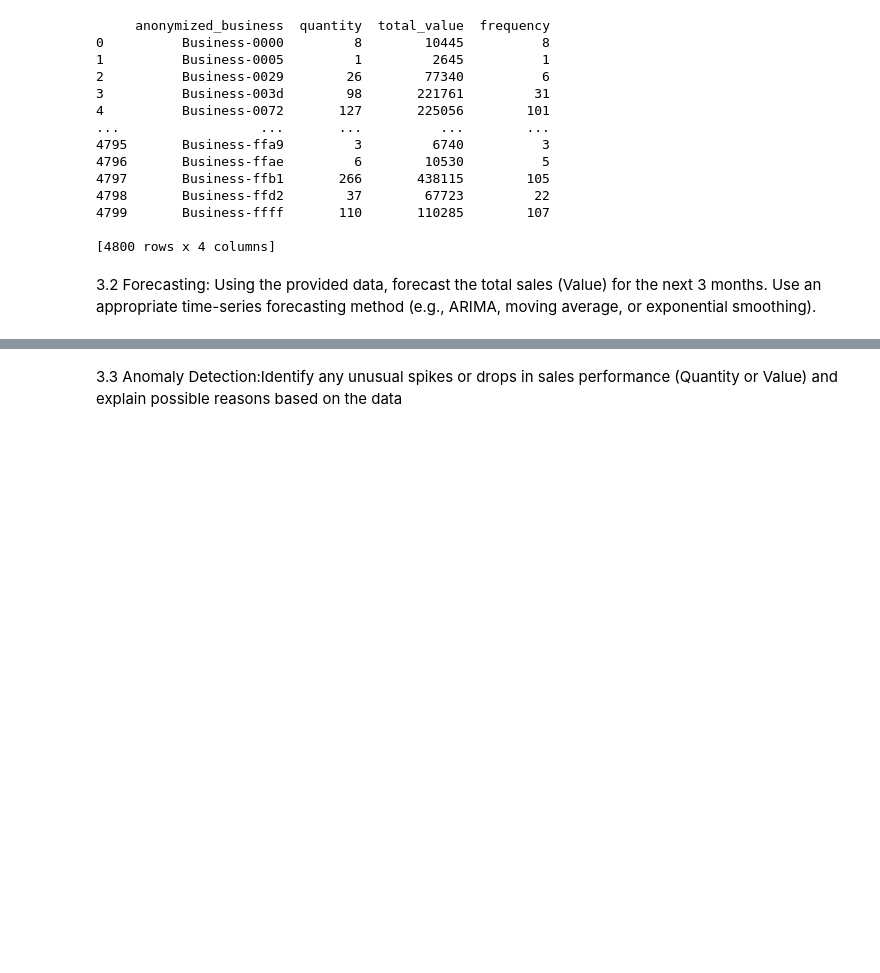
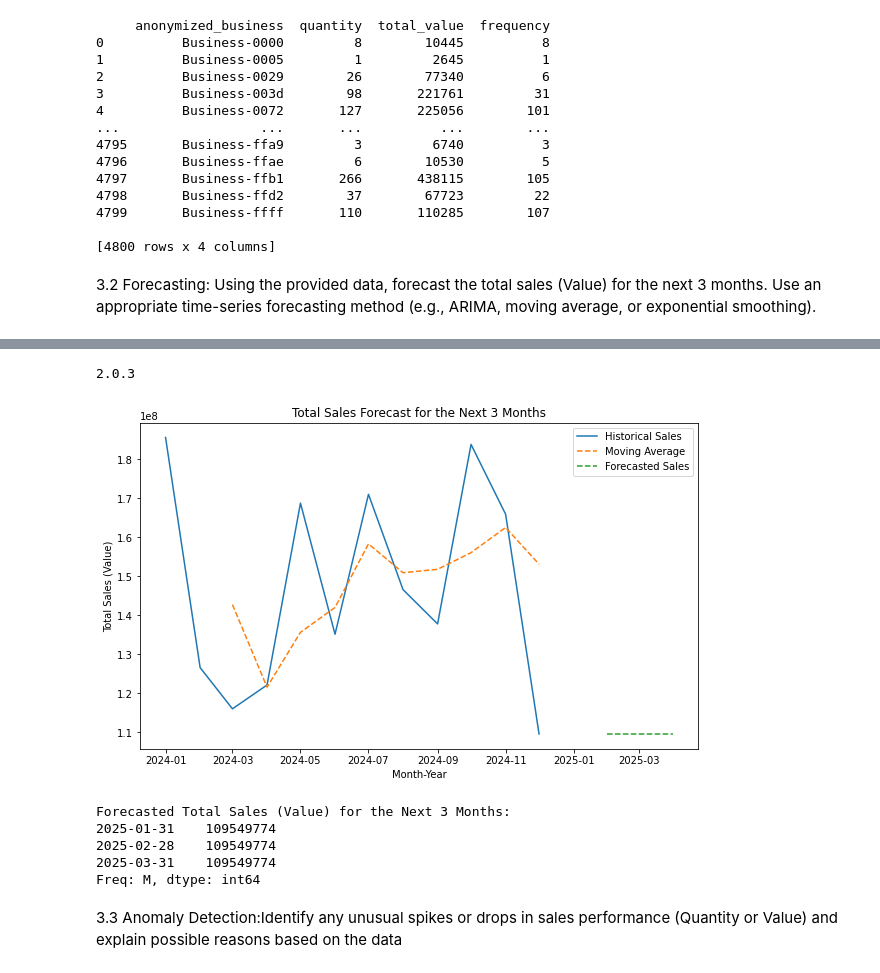
Before and after one commit to wambuiGicheha/kwanza_tukule_TechAssement, a Jupyter notebook: index.ipynb, the cells around one changed output, grey strips where cells are left out. Saved outputs shown, nothing was run; the diff lists cells and outputs as text; code cells hidden in the pictures; blank space fills up the shorter version.

Commit message:
Forecasting

```diff
--- a/index.ipynb
+++ b/index.ipynb
@@ -568,2 +549,50 @@ ImportError: cannot import name 'is_float_index' from 'statsmodels.compat.pandas
+# %%
+#check pandas version
+print(pd.__version__)
+# %% [output]
+2.0.3
+# %%
+# Calculate total monthly sales (Value)
+monthly_sales = kt_clean_df.groupby('month-year').agg({'total_value': 'sum'}).reset_index()
+
+# Convert Month-Year to datetime for proper sorting
+monthly_sales['month-year'] = pd.to_datetime(monthly_sales['month-year'], format='%B %Y')
+
+# Sort by Month-Year
+monthly_sales = monthly_sales.sort_values('month-year')
+
+# Set Month-Year as index
+monthly_sales.set_index('month-year', inplace=True)
+
+# Calculate the moving average
+monthly_sales['moving_average'] = monthly_sales['total_value'].rolling(window=3).mean()
+
+# Forecast the next 3 months by extending the moving average
+last_value = monthly_sales['total_value'].iloc[-1]
+forecast = [last_value] * 3
+
+# Plot the historical data and forecast
+plt.figure(figsize=(10, 6))
+plt.plot(monthly_sales.index, monthly_sales['total_value'], label='Historical Sales')
+plt.plot(monthly_sales.index, monthly_sales['moving_average'], label='Moving Average', linestyle='--')
+plt.plot(pd.date_range(start=monthly_sales.index[-1], periods=4, freq='M')[1:], forecast, label='Forecasted Sales', linestyle='--')
+plt.xlabel('Month-Year')
+plt.ylabel('Total Sales (Value)')
+plt.title('Total Sales Forecast for the Next 3 Months')
+plt.legend()
+plt.show()
+
+# Display the forecasted values
+forecast_dates = pd.date_range(start=monthly_sales.index[-1], periods=4, freq='M')[1:]
+forecast_series = pd.Series(forecast, index=forecast_dates)
+print("Forecasted Total Sales (Value) for the Next 3 Months:")
+print(forecast_series)
+# %% [output]
+[figure, added]
+Forecasted Total Sales (Value) for the Next 3 Months:
+2025-01-31    109549774
+2025-02-28    109549774
+2025-03-31    109549774
+Freq: M, dtype: int64
 # %% [markdown]
 3.3 Anomaly Detection:Identify any unusual spikes or drops in sales performance (Quantity or Value) and explain possible reasons based on the data
```
Also changed, not shown: parts of 21 cells of this notebook.
